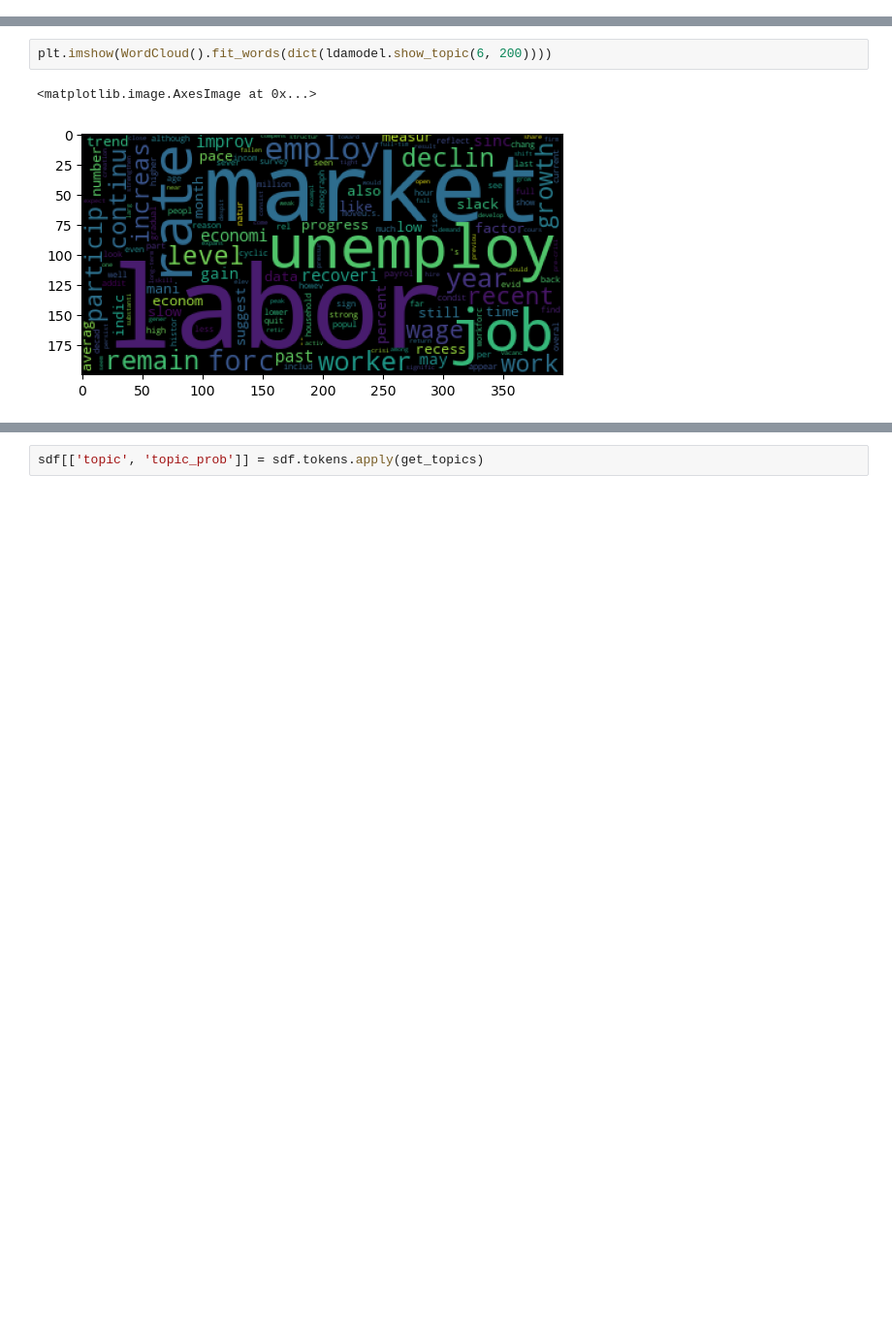
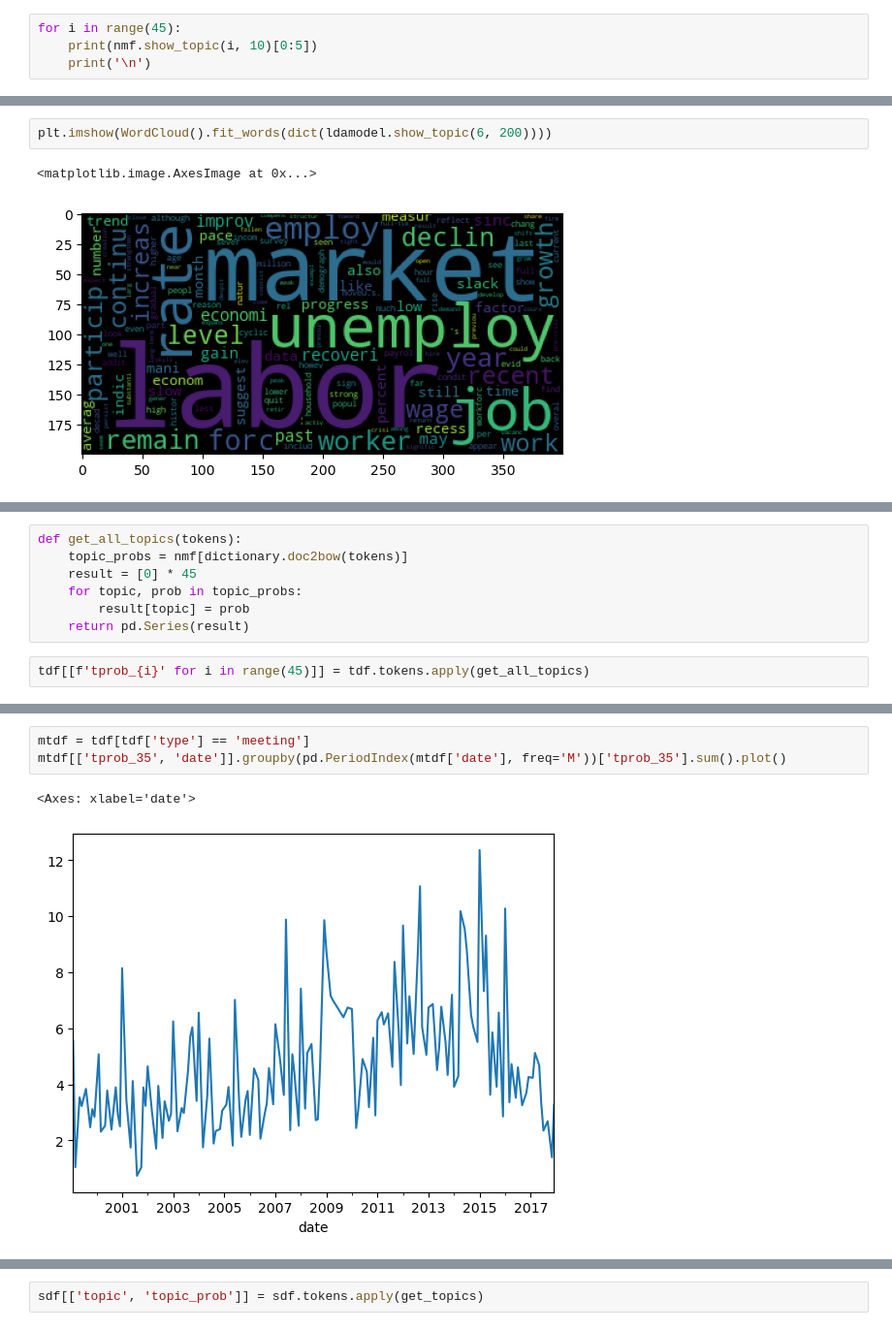
Before and after one commit to bendurham441/fed-nlp, a Jupyter notebook: topic_modelling.ipynb, the cells around one changed output, grey strips where cells are left out. Shown at 97% size. Cells and saved outputs as stored; diff of their text form; blank space fills up the shorter version.

```diff
--- a/topic_modelling.ipynb
+++ b/topic_modelling.ipynb
@@ -51,0 +104,4 @@ ldamodel.save('lda-40topics-111523')
+# %%
+for i in range(45):
+    print(nmf.show_topic(i, 10)[0:5])
+    print('\n')
@@ -103,0 +155,9 @@ tdf.loc[200].condensed
+# %%
+def get_all_topics(tokens):
+    topic_probs = nmf[dictionary.doc2bow(tokens)]
+    result = [0] * 45
+    for topic, prob in topic_probs:
+        result[topic] = prob
+    return pd.Series(result)
+# %%
+tdf[[f'tprob_{i}' for i in range(45)]] = tdf.tokens.apply(get_all_topics)
@@ -103,0 +180,6 @@ tdf.loc[200].condensed
+# %%
+mtdf = tdf[tdf['type'] == 'meeting']
+mtdf[['tprob_35', 'date']].groupby(pd.PeriodIndex(mtdf['date'], freq='M'))['tprob_35'].sum().plot()
+# %% [output]
+<Axes: xlabel='date'>
+[figure, added]
```
Also changed, not shown: parts of 24 cells of this notebook.
